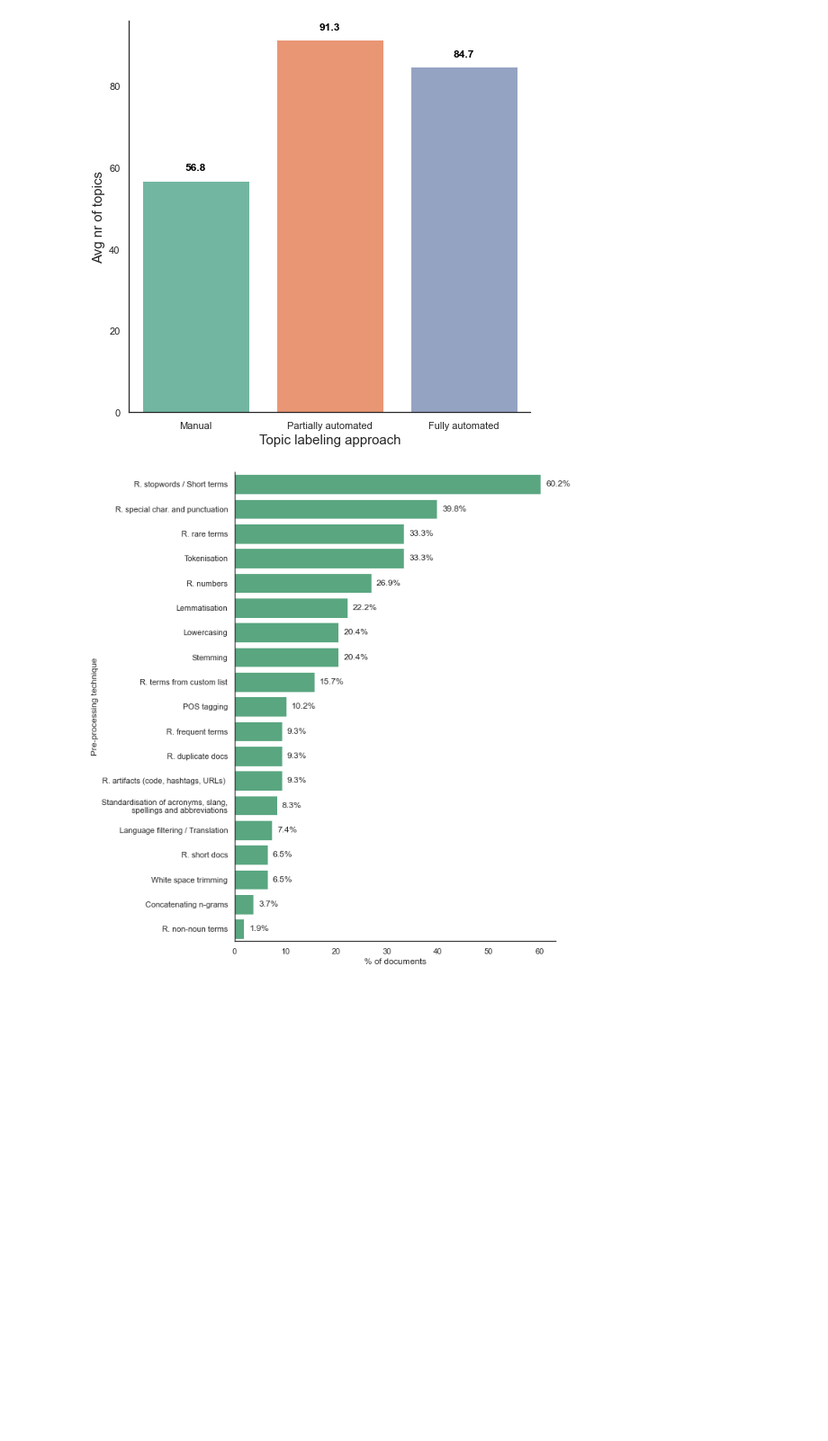
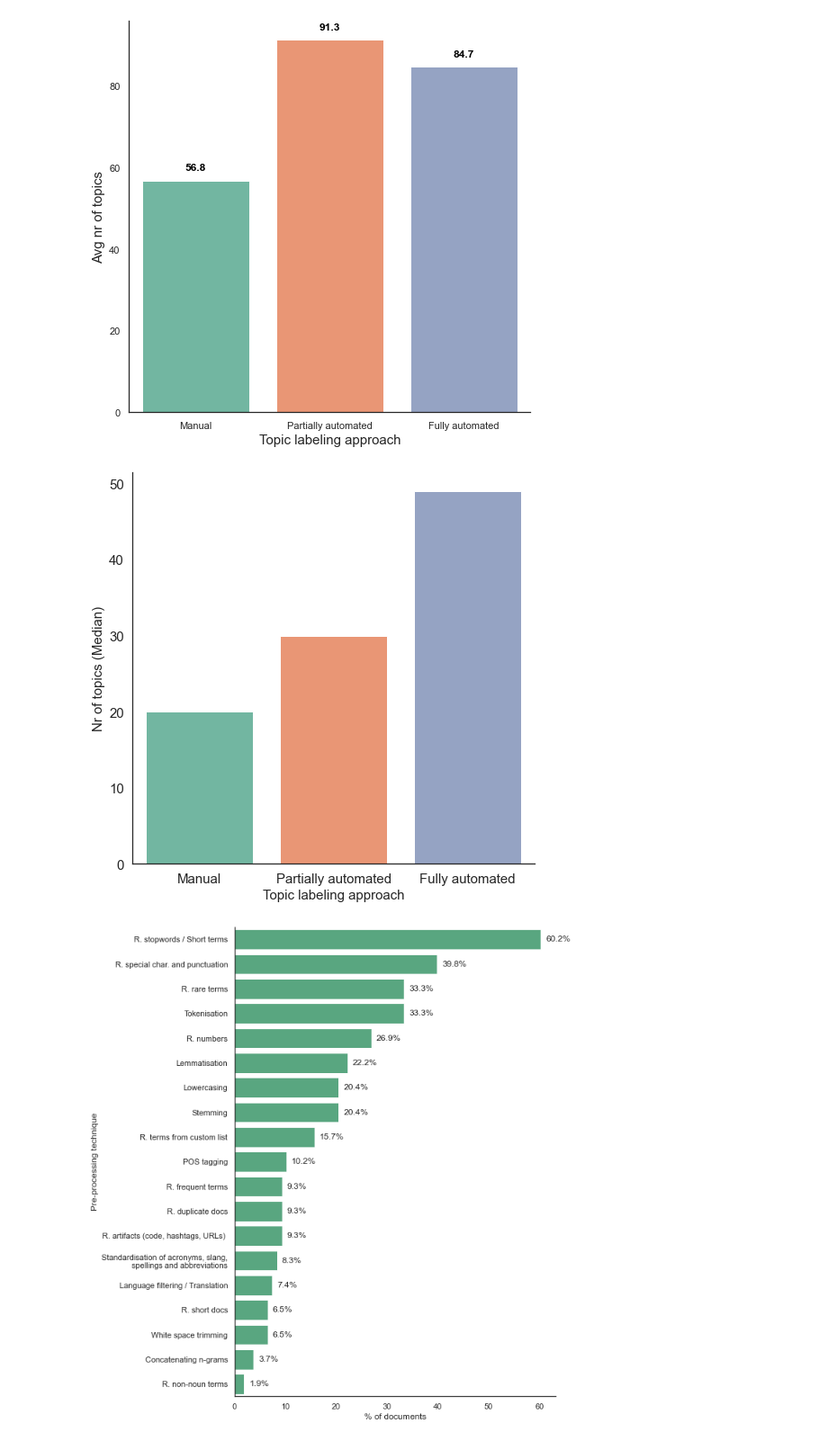
Before and after one commit to iberius96/Msc_Thesis, a Jupyter notebook: Data Visualization/Summary.ipynb, the cells around one changed output. Shown: that part at 90% size. Drawn from its saved outputs; the diff is of its cells as text; code cells hidden in the pictures; blank space fills up the shorter version.

```diff
--- a/Data Visualization/Summary.ipynb
+++ b/Data Visualization/Summary.ipynb
@@ -530,6 +530,22 @@ sns.despine()
 plt.show()
 # %% [output]
 [figure]
+# %%
+totals = [20, 30, 49]
+labels = ['Manual', 'Partially automated','Fully automated']
+fig, ax = plt.subplots(figsize=(8, 8))
+sns.set_theme(style='white')
+sns.set_palette('Set2')
+sns.barplot(y=totals, x=labels, ax=ax)
+plt.xlabel('Topic labeling approach', fontsize=15)
+plt.ylabel('Nr of topics (Median)', fontsize=15)
+ax.tick_params(axis='x', labelsize = 15)
+ax.tick_params(axis='y', labelsize = 15)
+
+sns.despine()
+plt.show()
+# %% [output]
+[figure, added]
 # %%
 totals = [60.2, 39.8, 33.3, 33.3, 26.9, 22.2, 20.4, 20.4, 15.7, 10.2, 9.3, 9.3, 9.3, 8.3, 7.4, 6.5, 6.5, 3.7, 1.9]
 labels = ['R. stopwords / Short terms', 'R. special char. and punctuation', 'R. rare terms', 'Tokenisation', 'R. numbers', 'Lemmatisation', 'Lowercasing', 'Stemming', 'R. terms from custom list', 'POS tagging', 'R. frequent terms', 'R. duplicate docs', 'R. artifacts (code, hashtags, URLs) ', 'Standardisation of acronyms, slang,\nspellings and abbreviations', 'Language filtering / Translation', 'R. short docs', 'White space trimming', 'Concatenating n-grams', 'R. non-noun terms']
```
Also changed, not shown: 3 other files.
